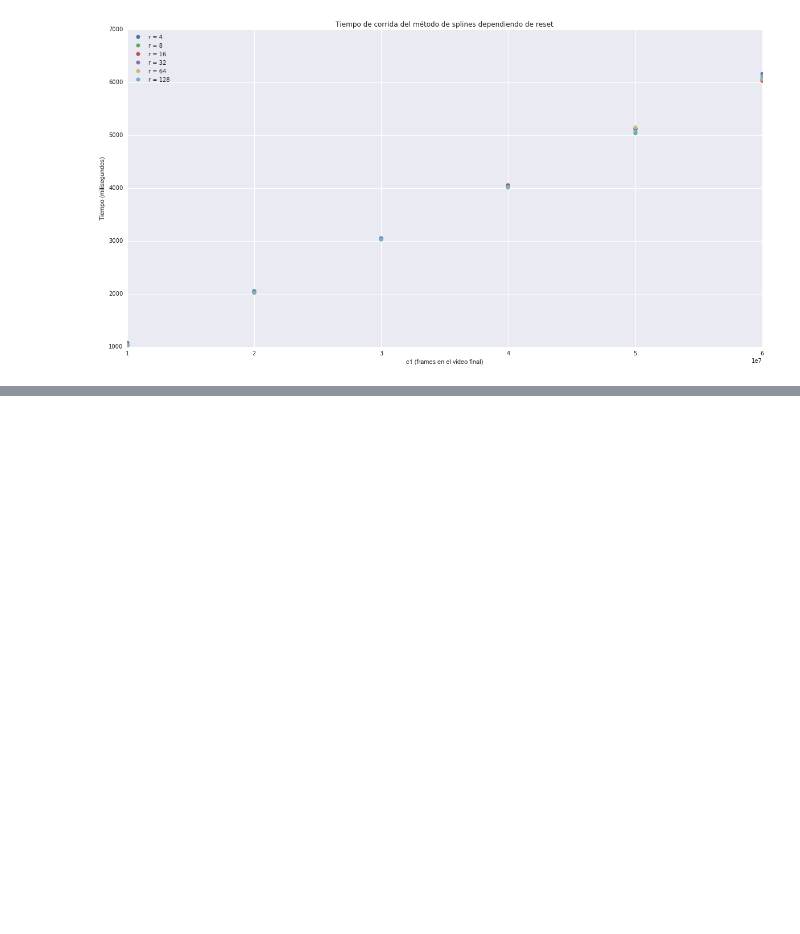
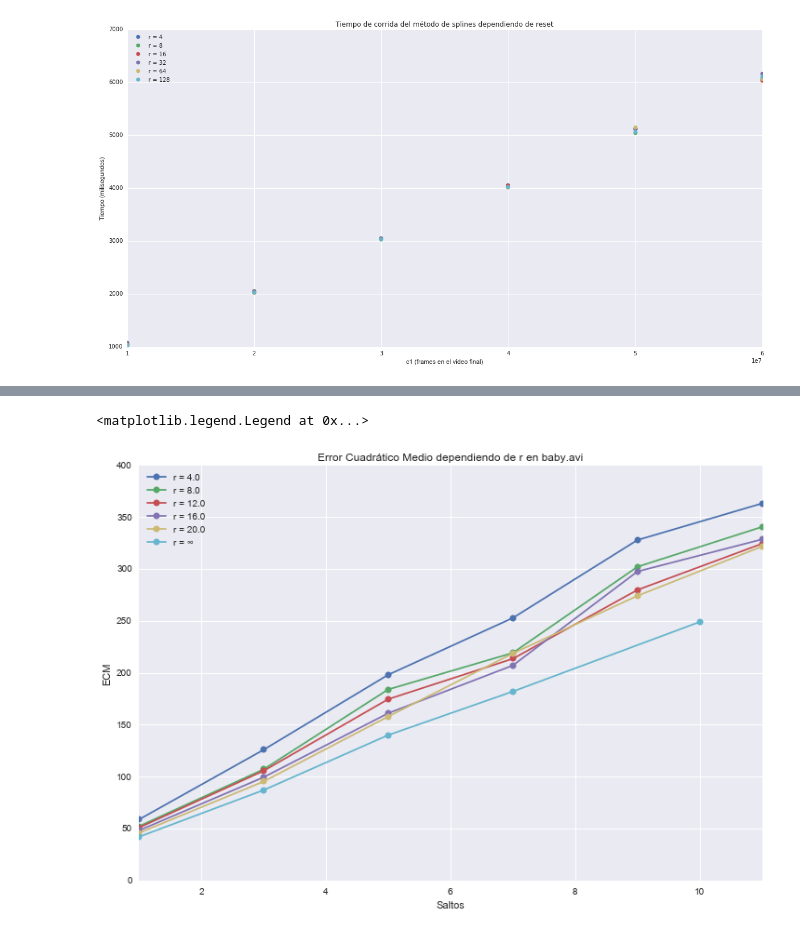
Before and after one commit to Fixman/metnum-TP3, a Jupyter notebook: src/resultados/Analisis_Cualquiera.ipynb, the cells around one changed output, grey strips where cells are left out. Saved outputs shown, nothing was run; the diff lists cells and outputs as text; code cells hidden in the pictures; blank space fills up the shorter version.

```diff
--- a/src/resultados/Analisis_Cualquiera.ipynb
+++ b/src/resultados/Analisis_Cualquiera.ipynb
@@ -8,7 +8,7 @@ import pandas
 from matplotlib import pyplot
 
 import seaborn
-pylab.rcParams['figure.figsize'] = (20.0, 10.0)
+pylab.rcParams['figure.figsize'] = (12.0, 8.0)
 # %% [output]
 Populating the interactive namespace from numpy and matplotlib
 # %%
@@ -118,3 +114,9 @@ pyplot.legend(loc = 2)
 pyplot.savefig('tiempo_reset.png', bbox_inches = 'tight')
 # %% [output]
 [figure]
+# %%
+q = pandas.read_csv('/home/martin/TP/Metodos Numericos/metnum-TP3/src/resultados/interpolacion_lineal_ecm_psnr.csv', usecols = ['Video', 'Salto', 'PromECM'])
+q = q[q.Video == 'baby.avi'].drop('Video', axis = 1)# .rename(columns = {'Salto': 'cl', 'PromECM': 'ecm'})
+
+h = pandas.read_csv('/home/martin/TP/Metodos Numericos/metnum-TP3/src/measureTimes/baby_reset_ecm.txt')
+h = h.append(q).fillna('∞')
@@ -120,0 +143,3 @@ pyplot.savefig('tiempo_reset.png', bbox_inches = 'tight')
+# %%
+for t in h.groupby('Reset'):
+    print(t[1])
@@ -120,0 +164,15 @@ pyplot.savefig('tiempo_reset.png', bbox_inches = 'tight')
+# %%
+
+
+for r, t in h.groupby('Reset'):
+    pyplot.plot(t.Salto, t.PromECM, '-o', label = 'r = {}'.format(r))
+
+pyplot.title('Error Cuadrático Medio dependiendo de r en baby.avi')
+pyplot.xlabel('Saltos')
+pyplot.ylabel('ECM')
+
+pyplot.xlim(h.Salto.min(), h.Salto.max())
+pyplot.legend(loc = 0)
+# %% [output]
+<matplotlib.legend.Legend at 0x...>
+[figure, added]
```
Also changed, not shown: parts of 3 cells of this notebook, 1 other file.
